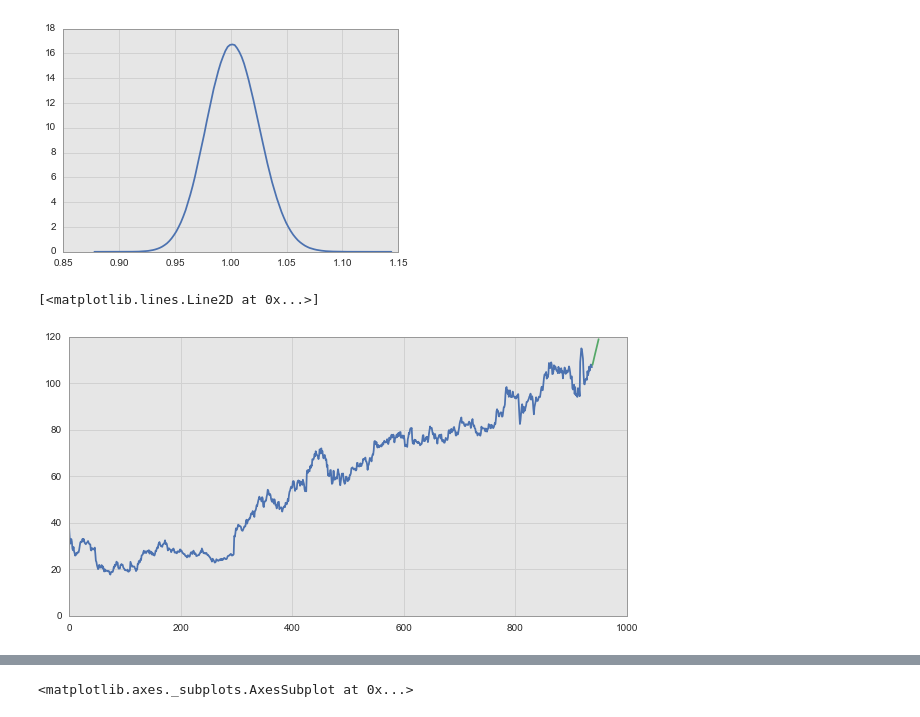
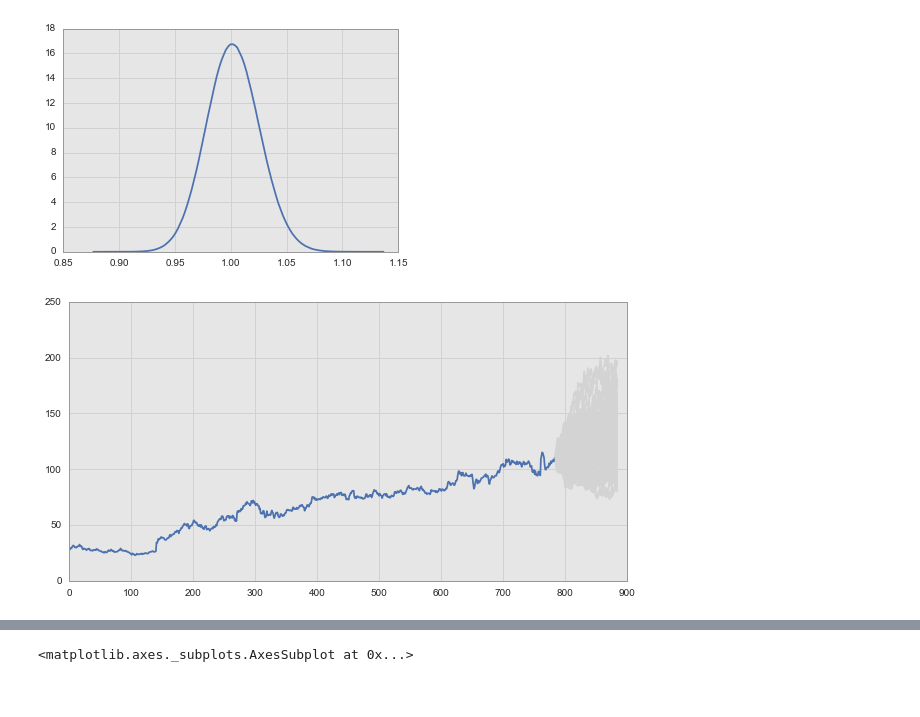
Before and after one commit to bbahmany/quant-finance, a Jupyter notebook: forcasting.ipynb, the cells around one changed output, grey strips where cells are left out. Saved outputs shown, nothing was run; the diff lists cells and outputs as text; code cells hidden in the pictures.

Commit message:
finished rand walk simulation

```diff
--- a/forcasting.ipynb
+++ b/forcasting.ipynb
@@ -48,29 +52,27 @@ sns.distplot(get_lagged_ratio(basket['FB'],20), kde=False);
 # x = np.random.lognormal(mu, np.sqrt(sigma2), 5000)
 # %%
 def neg_log_llh(theta, data):
-    """Return the negative log-likelihood for the log normal.
+    """
+    Args:
+        theta (list): the params [mu, sigma**2]
+        data (ndarray): data points to be fit by log normal distribution
 
-    Parameters
-    ----------
-    theta: tuple
-        The parameters [mu, sigma**2]
-    data: ndarray
-        An array of data points that are being modelled by the log normal distribution.
+    Return (double): negative log-likelihood for the log normal.
     """
+
     mu, sigma = theta[0], np.sqrt(theta[1])
+    neg_log_llhs = np.log(data*sigma*np.sqrt(2*np.pi)) + ((np.log(data)-mu)**2/(2*(sigma**2)))
 
-    neg_log_llhs = np.log(data*sigma*np.sqrt(2*np.pi)) + ((np.log(data)-mu)**2/(2*(sigma**2)))
     return neg_log_llhs.sum()
 # %%
-def mle(x, init_theta=[1,20]):
-    """Return the negative log-likelihood for the log normal.
+def mle_log_norm(data, init_theta=[1,1]):
+    """
+    Args:
+        theta (list): the params [mu, sigma**2]
+        data (ndarray): data points to be fit by log normal distribution
 
-    Parameters
-    ----------
-    theta: list
-        The parameters [mu, sigma**2]
-    x: ndarray
-        An array of data points that are being modelled by the log normal distribution.
+    Return (list): mu, sigma**2 for fitted log normal params
     """
-    fit = opt.minimize(neg_log_llh, init_theta, x, method='Nelder-Mead')
+
+    fit = opt.minimize(neg_log_llh, init_theta, data, method='Nelder-Mead')
     return fit.x
@@ -83,9 +85,17 @@ sns.distplot(np.random.lognormal(0.00173673, np.sqrt(0.00056552), 10000000), kde
 # %% [output]
 [figure]
+# %%
+def simulate_random_walk(series, window=10, ahead=50):
+
+    mu, sigma2 = mle_log_norm( get_lagged_returns(series, window) )
+    forcast = np.random.lognormal(mu, np.sqrt(sigma2), ahead)
+    forcast[0] *= series[-1:]
+
+    return np.cumprod(forcast)
 # %%
 plt.figure(figsize=(10,5))
-plt.plot(np.arange(0,fb.close.count()), fb.close)
-plt.plot(np.arange(938, 950), np.cumsum(np.exp(samp))+fb.close[-1])
+plt.plot(np.arange(0,basket.FB.count()), basket.FB)
+for i in range(100):
+    plt.plot(np.arange(785, 885), simulate_random_walk(basket.FB, 20, 100), 'lightgrey')
 # %% [output]
-[<matplotlib.lines.Line2D at 0x...>]
-[figure, old version]
+[figure, new version]
```
Also changed, not shown: parts of 8 cells of this notebook.
